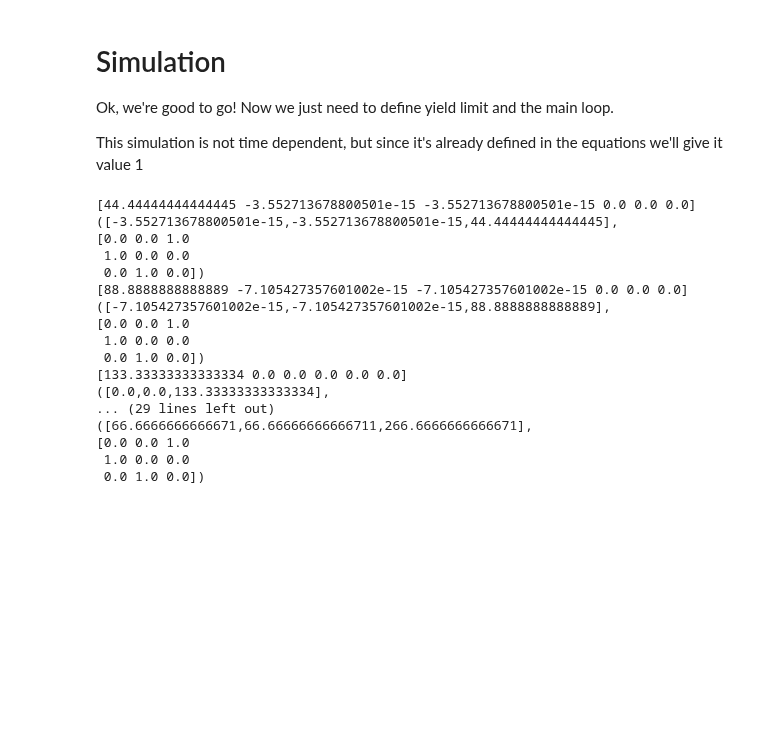
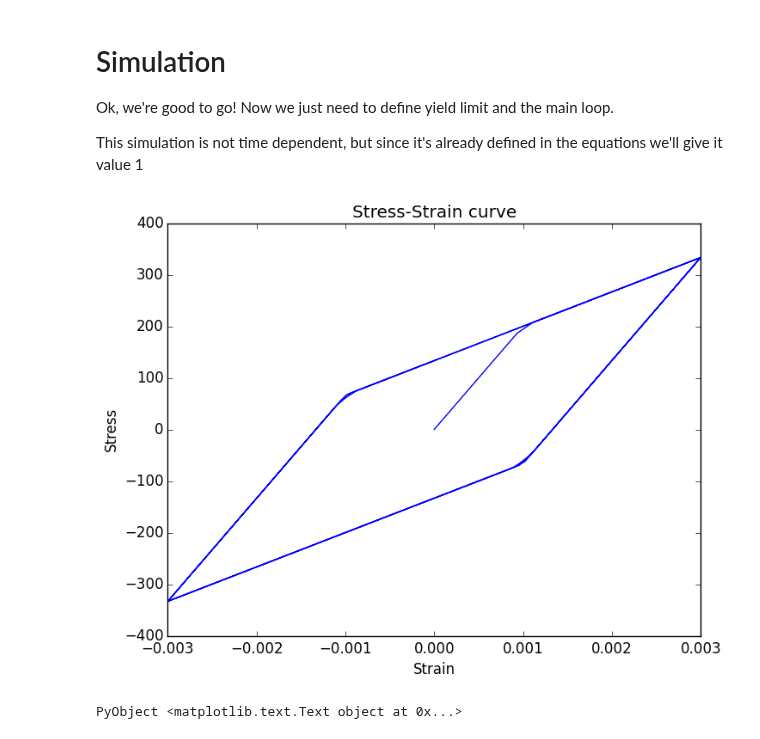
Before and after one commit to JuliaFEM/JuliaFEM.jl, a Jupyter notebook: notebooks/2015-09-24-Ideal plastic Von Mises material.ipynb, the cells around one changed output. Saved outputs shown, nothing was run; the diff lists cells and outputs as text; code cells hidden in the pictures; blank space fills up the shorter version.

```diff
--- a/notebooks/2015-09-24-Ideal plastic Von Mises material.ipynb
+++ b/notebooks/2015-09-24-Ideal plastic Von Mises material.ipynb
@@ -204,13 +206,16 @@ calculate_stress (generic function with 1 method)
 # %% [markdown]
 # Defining strain history
 # %%
-steps = 10
+steps = 300
+strain_max = 0.003
+num_cycles = 3
 
 ϵ_tot = zeros(Float64, (steps, 6))
+ϵ_tot2 = zeros(Float64, (steps, 6))
+ϵ_tot3 = zeros(Float64, (steps, 6))
 
 # Adding only strain in x-axis and counting for the poisson effect
-ϵ_tot[:, 1] = linspace(0, 0.002, steps)
-ϵ_tot[:, 2] = linspace(0, 0.002, steps).*-ν
-ϵ_tot[:, 3] = linspace(0, 0.002, steps).*-ν
-#ϵ_tot[:, 2] = 1/3 * linspace(0, 0.002, steps)
+ϵ_tot[:, 1] = strain_max * sin(2 * pi * linspace(0, num_cycles, steps))
+ϵ_tot[:, 2] = strain_max * sin(2 * pi * linspace(0, num_cycles, steps)).*-ν
+ϵ_tot[:, 3] = strain_max * sin(2 * pi * linspace(0, num_cycles, steps)).*-ν
 # %% [output]
@@ -224,45 +245,24 @@ This simulation is not time dependent, but since it's already defined in the equ
 # %%
 ϵ_last = zeros(Float64, (6))
 ϵᵖ = zeros(Float64, (6))
 σ = zeros(Float64, (6, 1))
 Δt = 1.0
 σy =  200.0
-ss = zeros(Float64, steps)
-ee = zeros(Float64, steps)
-for i=2:steps
-    dϵ = (reshape(ϵ_tot[i, :, :], (6, 1)) - ϵ_last) / Δt
-    σ = calculate_stress(dϵ, Δt, σ, C, σy)
+ss = Float64[]
+ee = Float64[]
+
+for i=1:steps
+    dϵ = reshape(ϵ_tot[i, :, :], (6, 1)) - ϵ_last
+    σ = calculate_stress(dϵ, σ, C, σy)
     ϵ_last += dϵ * Δt
-    ss[i] = σ[1]
-    ee[i] = ϵ_last[1]
-    sdt = [σ[1]    0   0;
-           0    σ[2]   0;
-           0       0 σ[3]]
-    princip = eig(sdt)
-    println(σ')
-    println(princip)
+    push!(ss, σ[1])
+    push!(ee, ϵ_last[1])
+end
 
-end
-#PyPlot.plot(ee, ss)
-#PyPlot.title("Stress-Strain curve")
-#PyPlot.xlabel("Strain")
-#PyPlot.ylabel("Stress")
-#PyPlot.ylim([0, 250])
+PyPlot.plot(ee, ss)
+PyPlot.title("Stress-Strain curve")
+PyPlot.xlabel("Strain")
+PyPlot.ylabel("Stress")
 # %% [output]
+[figure, added]
-[44.44444444444445 -3.552713678800501e-15 -3.552713678800501e-15 0.0 0.0 0.0]
-([-3.552713678800501e-15,-3.552713678800501e-15,44.44444444444445],
-[0.0 0.0 1.0
- 1.0 0.0 0.0
- 0.0 1.0 0.0])
-[88.8888888888889 -7.105427357601002e-15 -7.105427357601002e-15 0.0 0.0 0.0]
-([-7.105427357601002e-15,-7.105427357601002e-15,88.8888888888889],
-[0.0 0.0 1.0
- 1.0 0.0 0.0
- 0.0 1.0 0.0])
-[133.33333333333334 0.0 0.0 0.0 0.0 0.0]
-([0.0,0.0,133.33333333333334],
-... (29 lines left out)
-([66.6666666666671,66.66666666666711,266.6666666666671],
-[0.0 0.0 1.0
- 1.0 0.0 0.0
- 0.0 1.0 0.0])
+PyObject <matplotlib.text.Text object at 0x...>
```
Also changed, not shown: parts of 3 cells of this notebook.
